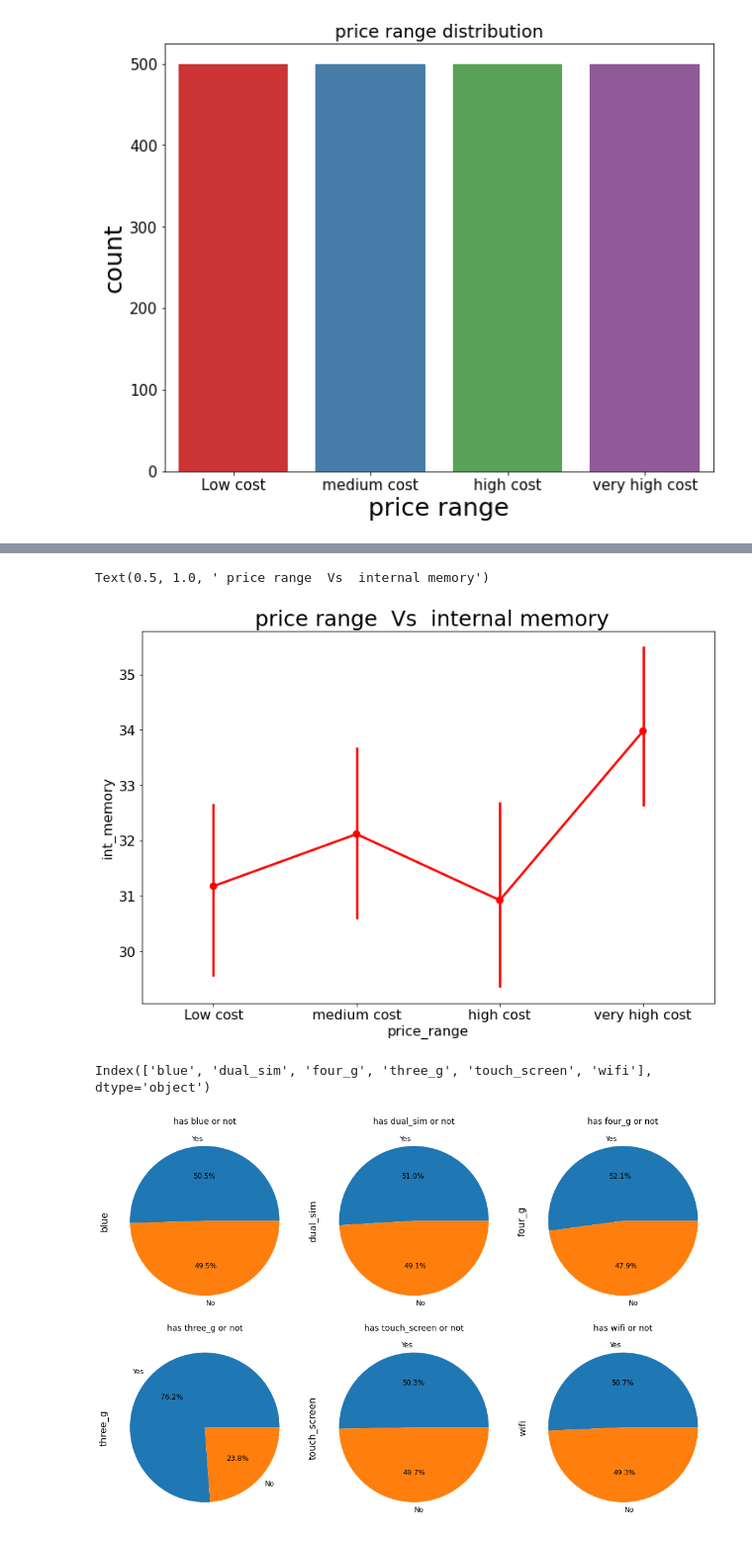
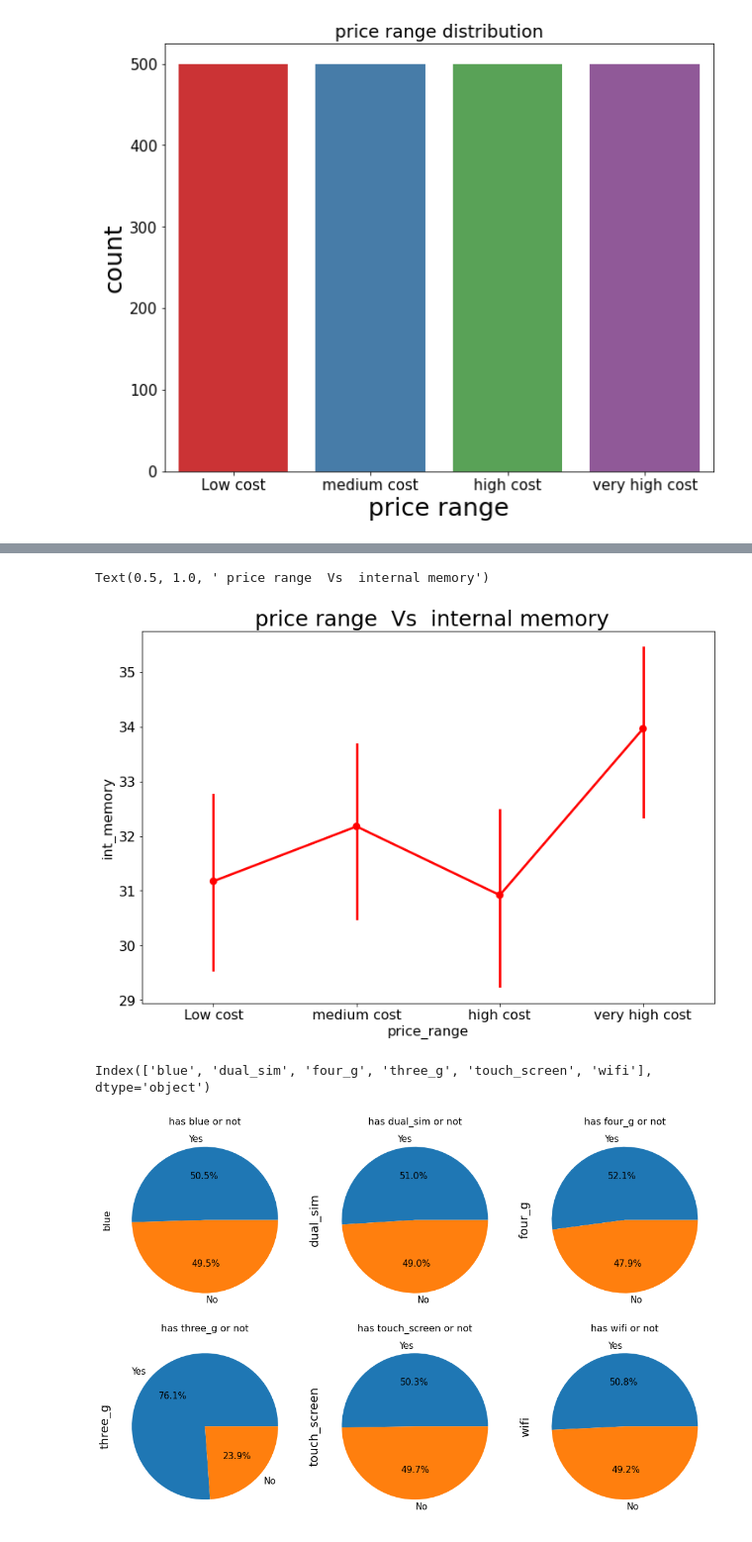
Before and after one commit to iamnaveenk/capstone_project-3-classification-, a Jupyter notebook: mobile_price_range_prediction.ipynb, the cells around one changed output, grey strips where cells are left out. Shown: that part at 99% size. Drawn from its saved outputs; the diff is of its cells as text; code cells hidden in the pictures.

```diff
--- a/mobile_price_range_prediction.ipynb
+++ b/mobile_price_range_prediction.ipynb
@@ -111,0 +130,3 @@ Index(['battery_power', 'blue', 'clock_speed', 'dual_sim', 'fc', 'four_g',
+# %%
+# As there are only 2 observations having px_height=0. so we will drop it.
+df=df[df['px_height']!=0]
@@ -111,0 +155,4 @@ Index(['battery_power', 'blue', 'clock_speed', 'dual_sim', 'fc', 'four_g',
+# %%
+# Replacing 0 with NAN so that we can implement KNN Imputer.
+df['sc_w']=df['sc_w'].replace(0,np.nan)
+df['pc']=df['pc'].replace(0,np.nan)
@@ -111,0 +170,5 @@ Index(['battery_power', 'blue', 'clock_speed', 'dual_sim', 'fc', 'four_g',
+# %%
+# import KNN imputer from sklearn
+from sklearn.impute import KNNImputer
+impute_knn = KNNImputer(n_neighbors=1)
+df=pd.DataFrame(impute_knn.fit_transform(df),columns=df.columns)
@@ -244,27 +334,24 @@ plt.xticks(ticks=[0,1,2,3],labels=['Low cost','medium cost','high cost','very hi
 plt.title(' price range  Vs  internal memory', size=25)
 # %% [output]
 Text(0.5, 1.0, ' price range  Vs  internal memory')
-[figure, old version]
+[figure, new version]
-# %%
-
-
-
-bool_cols.columns
-# %% [output]
-Index(['blue', 'dual_sim', 'four_g', 'three_g', 'touch_screen', 'wifi'], dtype='object')
+# %%
+bool_cols.columns
+# %% [output]
+Index(['blue', 'dual_sim', 'four_g', 'three_g', 'touch_screen', 'wifi'], dtype='object')
 # %%
 plt.figure(figsize=(15,10))
-
 rows=2
 col=3
 count=1
 #var_list=['blue','dual_sim','four_g','three_g','wifi','touch_screen']
 labels=['Yes','No']
 for var in bool_cols:
   plt.subplot(rows,col,count)
-  bool_cols[var].value_counts().plot.pie(autopct='%1.1f%%',fontsize=12,labels=labels)
-  plt.title(f'has {var} or not',fontsize=14)
+  bool_cols[var].value_counts().plot.pie(autopct='%1.1f%%',fontsize=15,labels=labels)
+  plt.rcParams['font.size'] = '20'
+  plt.title(f'has {var} or not',fontsize=16)
   plt.tight_layout()
   count=count+1
 # %% [output]
-[figure, old version]
+[figure, new version]
```
Also changed, not shown: parts of 30 cells of this notebook.
